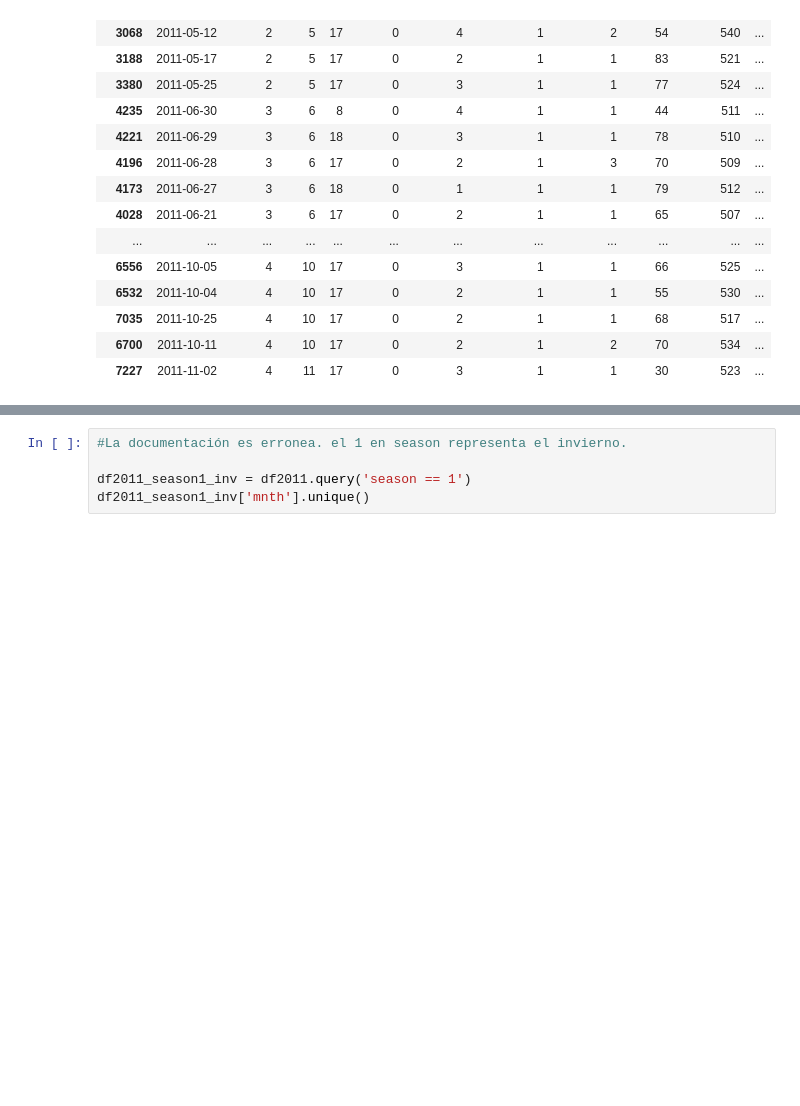
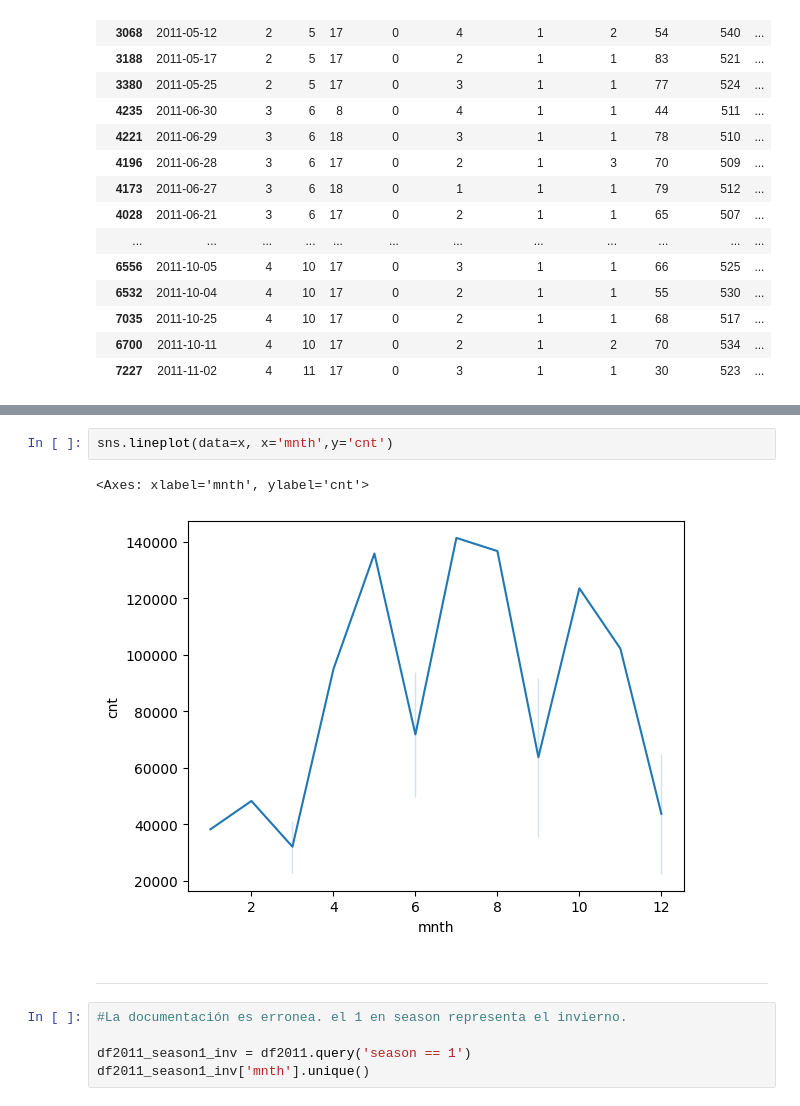
Before and after one commit to solfontan/Capital_Bikeshare_EDA, a Jupyter notebook: Datos_analisis.ipynb, the cells around one changed output, grey strips where cells are left out. Drawn from its saved outputs; the diff is of its cells as text; blank space fills up the shorter version.

```diff
--- a/Datos_analisis.ipynb
+++ b/Datos_analisis.ipynb
@@ -357,3 +374,10 @@ df2011.query('registered  >= 500').sort_values(by='mnth')
+# %%
+sns.lineplot(data=x, x='mnth',y='cnt')
+# %% [output]
+<Axes: xlabel='mnth', ylabel='cnt'>
+[figure, added]
+# %% [markdown]
+*****
 # %%
 #La documentación es erronea. el 1 en season representa el invierno.
 
```
Also changed, not shown: parts of 6 cells of this notebook.
